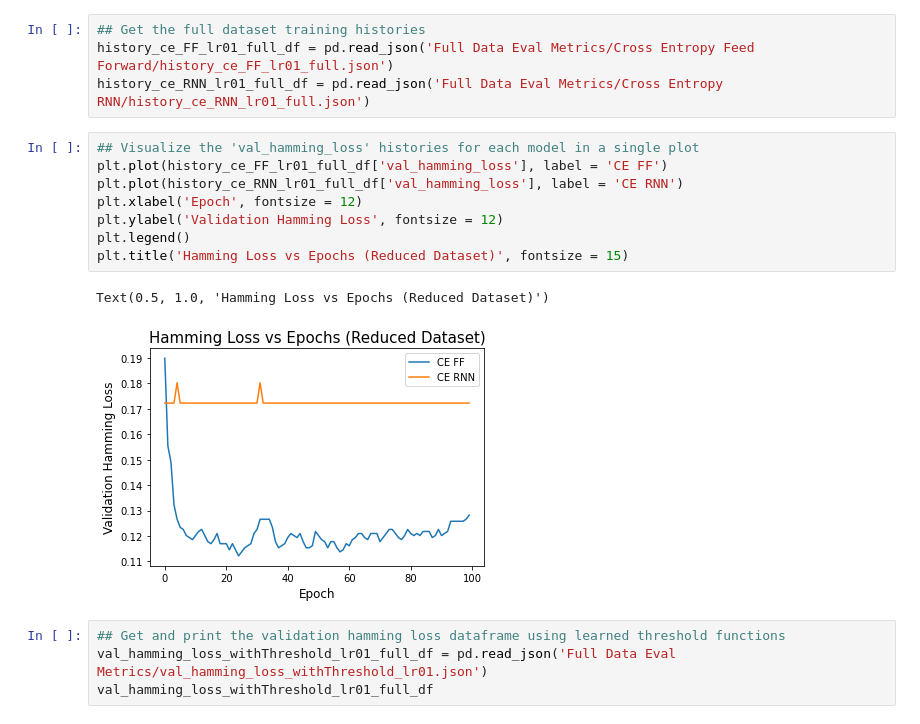
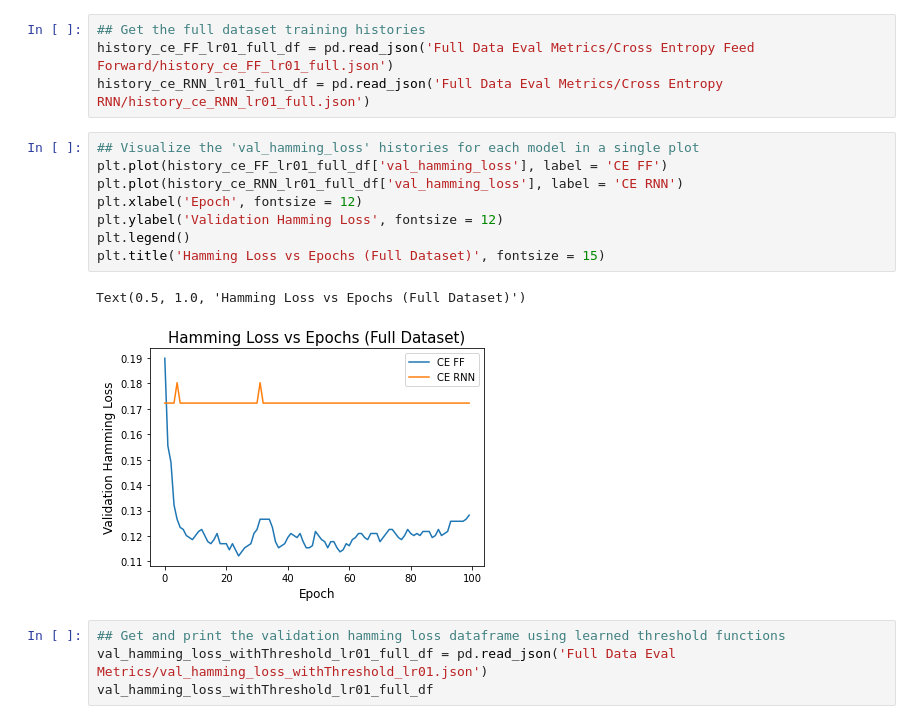
Before and after one commit to architdatar/NewsArticleClassification, a Jupyter notebook: codes/ANN Results/Visualize_Results.ipynb, the cells around one changed output. Drawn from its saved outputs; the diff is of its cells as text.

Commit message:
Fixed plot titles -- BL

```diff
--- a/codes/ANN Results/Visualize_Results.ipynb
+++ b/codes/ANN Results/Visualize_Results.ipynb
@@ -52,14 +52,14 @@ history_ce_RNN_lr01_full_df = pd.read_json('Full Data Eval Metrics/Cross Entropy
 # %%
 ## Visualize the 'val_hamming_loss' histories for each model in a single plot
 plt.plot(history_ce_FF_lr01_full_df['val_hamming_loss'], label = 'CE FF')
 plt.plot(history_ce_RNN_lr01_full_df['val_hamming_loss'], label = 'CE RNN')
 plt.xlabel('Epoch', fontsize = 12)
 plt.ylabel('Validation Hamming Loss', fontsize = 12)
 plt.legend()
-plt.title('Hamming Loss vs Epochs (Reduced Dataset)', fontsize = 15)
+plt.title('Hamming Loss vs Epochs (Full Dataset)', fontsize = 15)
 # %% [output]
-Text(0.5, 1.0, 'Hamming Loss vs Epochs (Reduced Dataset)')
+Text(0.5, 1.0, 'Hamming Loss vs Epochs (Full Dataset)')
-[figure, old version]
+[figure, new version]
 # %%
 ## Get and print the validation hamming loss dataframe using learned threshold functions
 val_hamming_loss_withThreshold_lr01_full_df = pd.read_json('Full Data Eval Metrics/val_hamming_loss_withThreshold_lr01.json')
```
